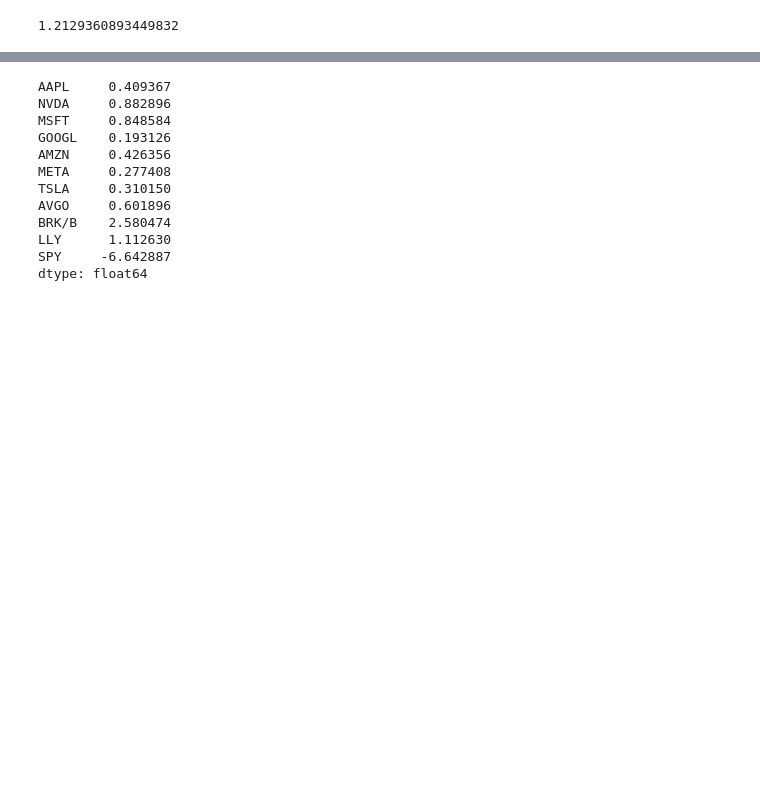
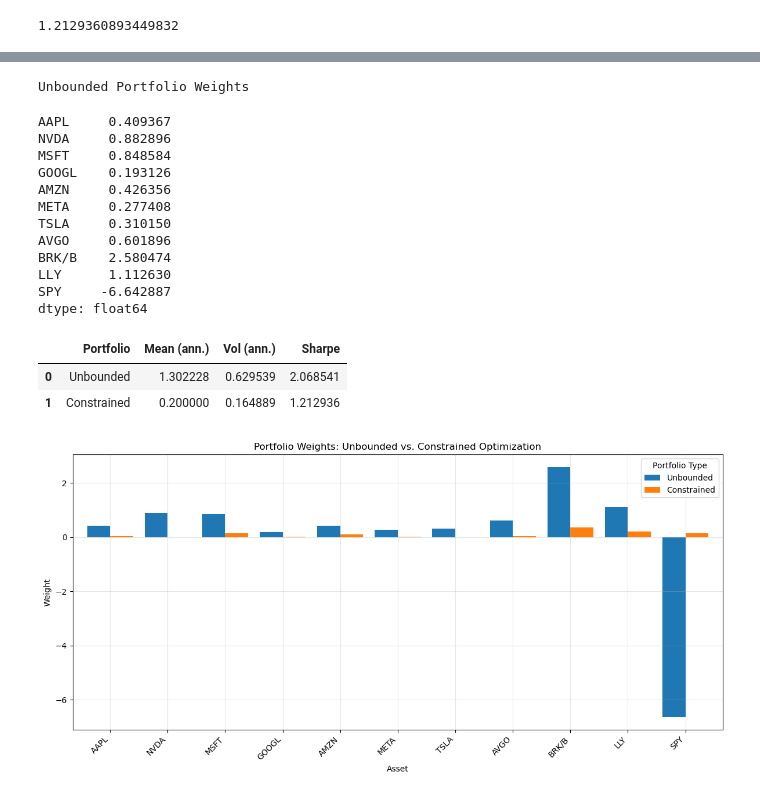
Before and after one commit to sidsahacodes/finm36700, a Jupyter notebook: HW2/ConstrainedOpti.ipynb, the cells around one changed output, grey strips where cells are left out. Saved outputs shown, nothing was run; the diff lists cells and outputs as text; code cells hidden in the pictures; blank space fills up the shorter version.

```diff
--- a/HW2/ConstrainedOpti.ipynb
+++ b/HW2/ConstrainedOpti.ipynb
@@ -41,13 +41,13 @@ weights = np.ones(len(mean)) / len(mean)
 results = minimize(objective, weights, constraints=constraints, bounds = bounds)
 results.x = results.x / sum(results.x)
 weights = pd.Series(results.x, index=mean.index)
-mu, sig, sharpe = portfolio_stats(weights, mean, cov)
+mu, vol, sharpe = portfolio_stats(weights, mean, cov)
 print("Contrained Weights")
 display(weights)
 print("Porttfolio Mean")
 display(mu)
 print("Portfolio Volatlity")
-display(sig)
+display(vol)
 display("Portfolio Sharpe")
 display(sharpe)
 # %% [output]
@@ -155,21 +169,50 @@ plt.show()
 # %%
 eye = np.eye(cov.shape[0])
 inv = np.linalg.solve(cov, eye)
 unbounded_weights = inv @ mean
 unbounded_weights = unbounded_weights /  sum(unbounded_weights)
 unbounded_weights = pd.Series(unbounded_weights, index=mean.index)
+print("Unbounded Portfolio Weights")
 display(unbounded_weights)
 unbounded_mean, unbounded_vol, unbounded_sharpe = portfolio_stats(unbounded_weights, mean, cov)
+
+stats = pd.DataFrame({
+    "Portfolio": ["Unbounded", "Constrained"],
+    "Mean (ann.)": [unbounded_mean, mu],
+    "Vol (ann.)": [unbounded_vol, vol],
+    "Sharpe": [unbounded_sharpe, sharpe]
+})
+display(stats)
+
+compare = pd.DataFrame({
+    "Unbounded": unbounded_weights,
+    "Constrained": weights
+})
+
+compare.plot(kind='bar', figsize=(12,6), width=0.8)
+plt.title("Portfolio Weights: Unbounded vs. Constrained Optimization")
+plt.ylabel("Weight")
+plt.xlabel("Asset")
+plt.grid(alpha=0.3)
+plt.xticks(rotation=45, ha='right')
+plt.legend(title="Portfolio Type")
+plt.tight_layout()
+plt.show()
 # %% [output]
-AAPL     0.409367
-NVDA     0.882896
-MSFT     0.848584
-GOOGL    0.193126
-AMZN     0.426356
-META     0.277408
-TSLA     0.310150
-AVGO     0.601896
-BRK/B    2.580474
-LLY      1.112630
-SPY     -6.642887
-dtype: float64
+Unbounded Portfolio Weights
+AAPL     0.409367
+NVDA     0.882896
+MSFT     0.848584
+GOOGL    0.193126
+AMZN     0.426356
+META     0.277408
+TSLA     0.310150
+AVGO     0.601896
+BRK/B    2.580474
+LLY      1.112630
+SPY     -6.642887
+dtype: float64
+|  | Portfolio | Mean (ann.) | Vol (ann.) | Sharpe |
+| 0 | Unbounded | 1.302228 | 0.629539 | 2.068541 |
+| 1 | Constrained | 0.200000 | 0.164889 | 1.212936 |
+[figure, added]
```
Also changed, not shown: parts of 3 cells of this notebook, 2 other files.
